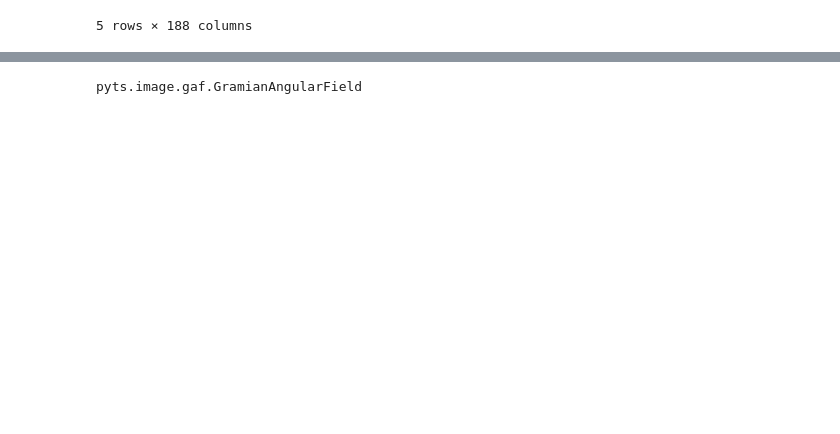
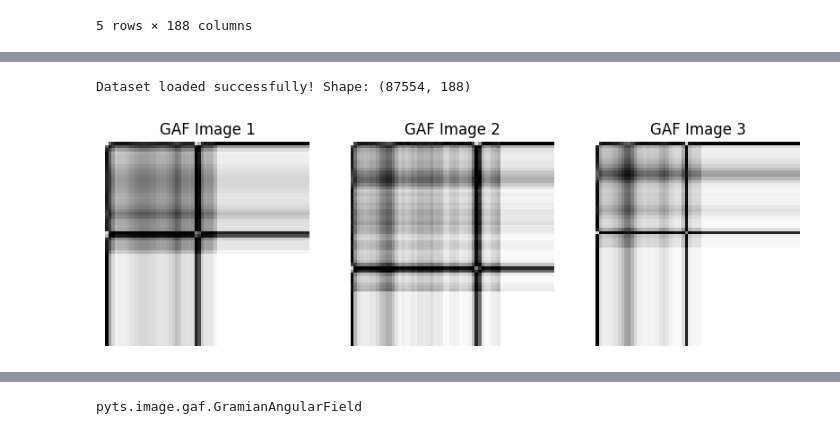
Before and after one commit to AnamikaMangore/AnamikaMangore, a Jupyter notebook: heartbeat_data_generator-MITBIH.ipynb, the cells around one changed output, grey strips where cells are left out. Saved outputs shown, nothing was run; the diff lists cells and outputs as text; code cells hidden in the pictures; blank space fills up the shorter version.

```diff
--- a/heartbeat_data_generator-MITBIH.ipynb
+++ b/heartbeat_data_generator-MITBIH.ipynb
@@ -252,33 +248,36 @@ def load_mitbih_csv():
     df = pd.read_csv(file_path, header=None)
     print("Dataset loaded successfully! Shape:", df.shape)
 
     # Extract signals and labels
     X = df.iloc[:, :-1].values  # ECG signals
     y = df.iloc[:, -1].values   # Labels
 
     return X, y
 
 # Load data
 X, y = load_mitbih_csv()
 
 # Select a small subset to speed up GAF generation
 selected_class = 0  # Normal beats (adjust as needed)
 num_samples = 3  # Reduce number of samples for fast processing
 selected_indices = np.where(y == selected_class)[0][:num_samples]
 X_selected = X[selected_indices]
 
 # Convert ECG signals to GAF images
-gaf = GramianAngularField(method='summation', image_size=128)  # Smaller image size for speed
+gaf = GramianAngularField(method='summation', image_size=64)  # Smaller image size for speed
 X_gaf = gaf.fit_transform(X_selected)  # Convert selected samples
 
 # Plot GAF images
 fig, axes = plt.subplots(1, num_samples, figsize=(10, 3))
 for i in range(num_samples):
     sns.heatmap(X_gaf[i], cmap='gray', square=True, cbar=False, ax=axes[i])
     axes[i].set_title(f"GAF Image {i+1}")
 
     axes[i].axis('off')
 
 plt.show()
+# %% [output]
+Dataset loaded successfully! Shape: (87554, 188)
+[figure, added]
 # %%
 # For exploratory purpose only
```
Also changed, not shown: parts of 29 cells of this notebook.
